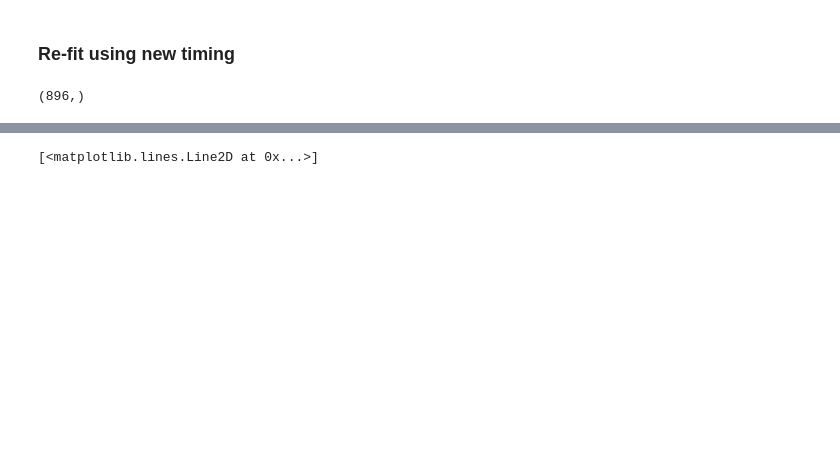
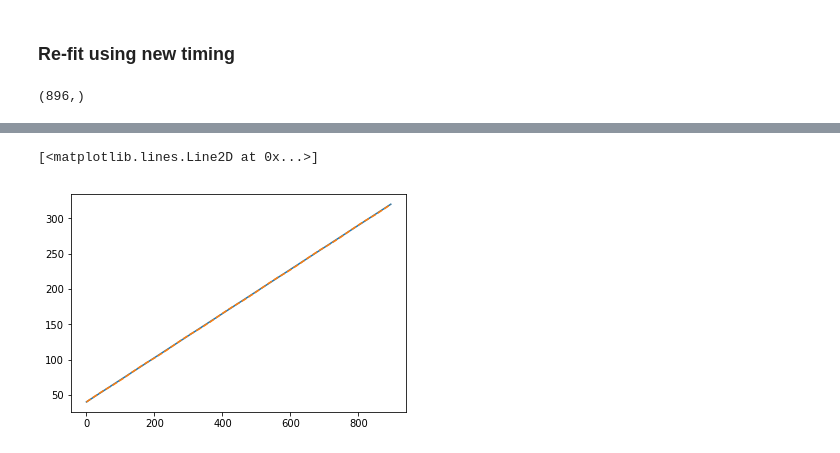
Before and after one commit to toej93/A4_calibration, a Jupyter notebook: reproduce_TCalib.ipynb, the cells around one changed output, grey strips where cells are left out. Drawn from its saved outputs; the diff is of its cells as text; code cells hidden in the pictures; blank space fills up the shorter version.

```diff
--- a/reproduce_TCalib.ipynb
+++ b/reproduce_TCalib.ipynb
@@ -200,6 +211,7 @@ t_cal=t_cal_full[:128]
 # %%
 plt.plot(all_times[0])
-# plt.plot(t_cal_full+all_times[0][0])
-plt.plot(time_cal+all_times[0][0])
+plt.plot(t_cal_full+all_times[0][0],"--")
+# plt.plot(time_cal+all_times[0][0])
 # %% [output]
 [<matplotlib.lines.Line2D at 0x...>]
+[figure, added]
```
Also changed, not shown: parts of 11 cells of this notebook, 13 other files.
